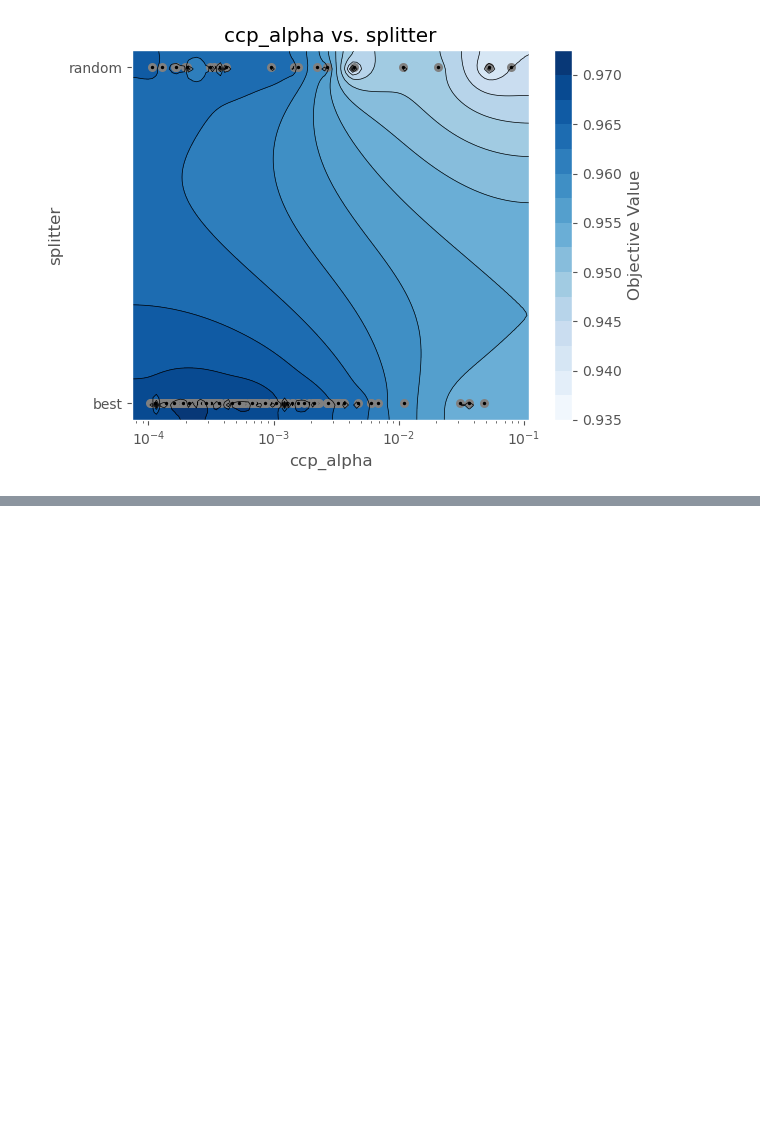
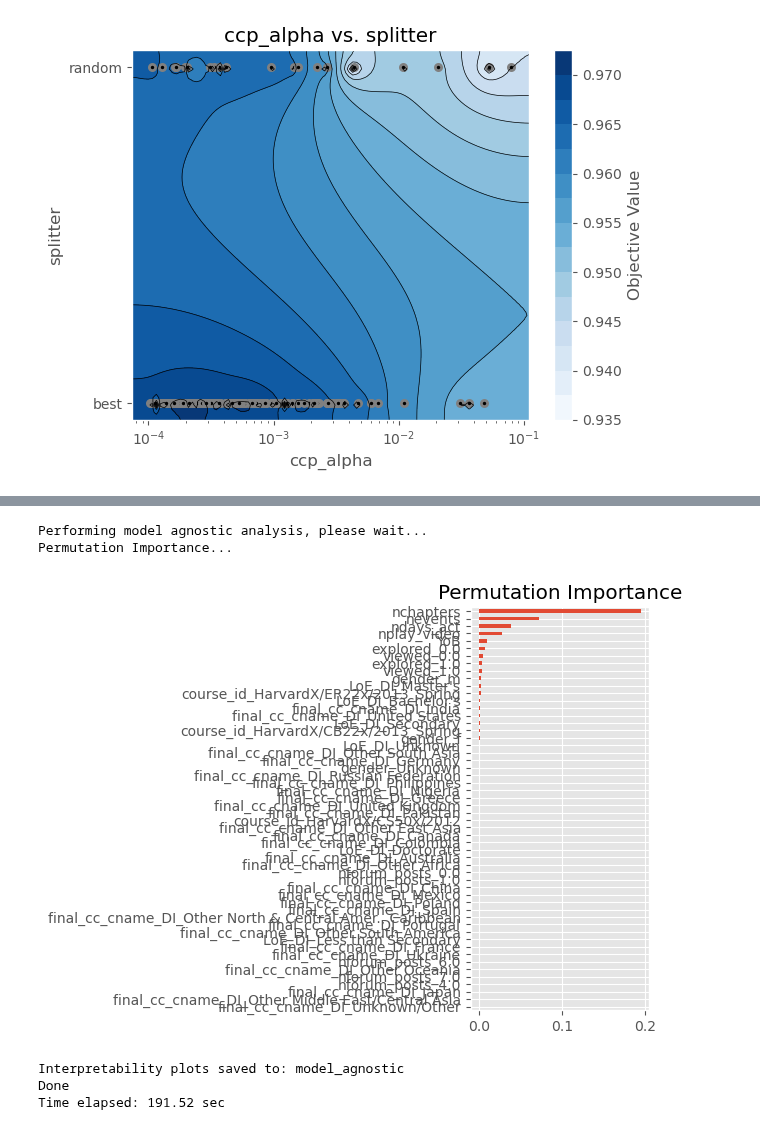
Before and after one commit to gjpelletier/PyMLR, a Jupyter notebook: Examples/CSE_416_HW5_Kaggle.ipynb, the cells around one changed output, grey strips where cells are left out. Drawn from its saved outputs; the diff is of its cells as text; code cells hidden in the pictures; blank space fills up the shorter version.

```diff
--- a/Examples/CSE_416_HW5_Kaggle.ipynb
+++ b/Examples/CSE_416_HW5_Kaggle.ipynb
@@ -866,0 +953,14 @@ Time elapsed: 1.92 sec
+# %%
+# b. Model agnostics
+from PyMLR import model_agnostic
+agnostic_output_ada = model_agnostic(train_model_ada, X_train, y_train,
+    preprocess_result= train_output_ada['preprocess_result'],
+    selected_features= train_output_ada['selected_features'],
+    output_dir= 'model_agnostic', show_perm=True)
+# %% [output]
+Performing model agnostic analysis, please wait...
+Permutation Importance...
+[figure, added]
+Interpretability plots saved to: model_agnostic
+Done
+Time elapsed: 191.52 sec
```
Also changed, not shown: parts of 9 cells of this notebook.
